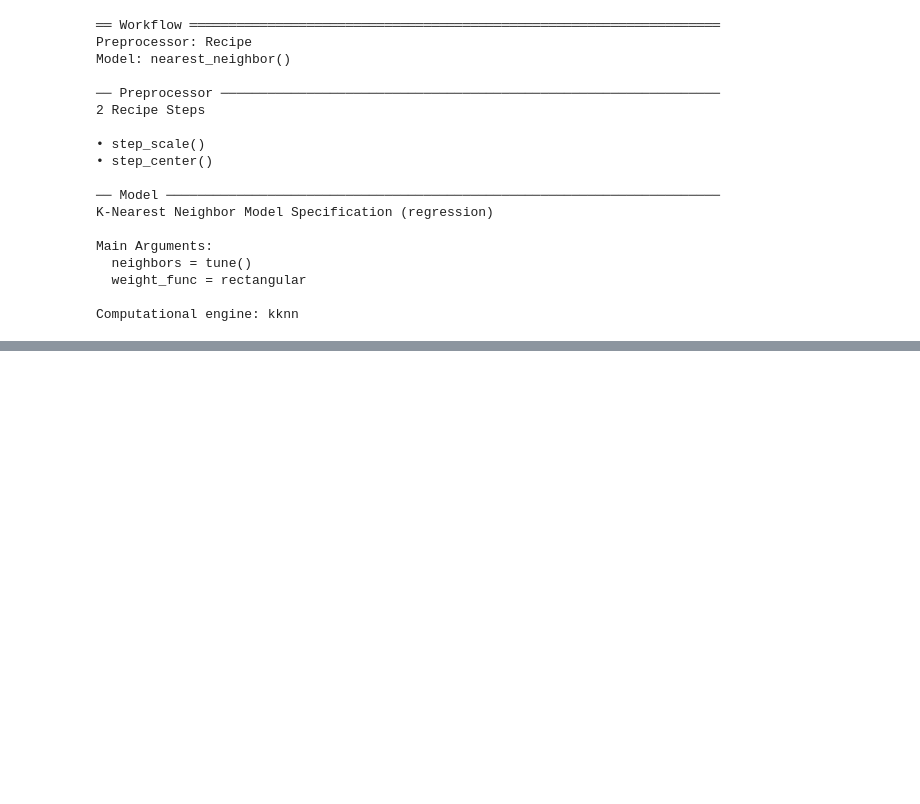
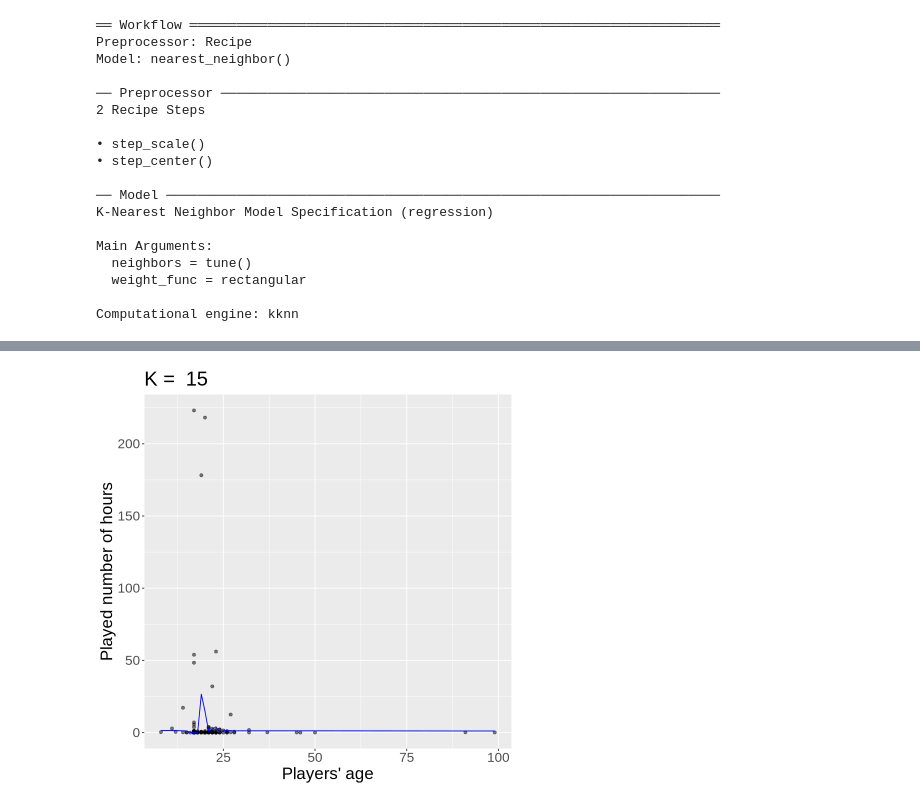
Before and after one commit to leenzeidan/minecraft_project, a Jupyter notebook: project_report.ipynb, the cells around one changed output, grey strips where cells are left out. Cells and saved outputs as stored; diff of their text form; code cells hidden in the pictures; blank space fills up the shorter version.

```diff
--- a/project_report.ipynb
+++ b/project_report.ipynb
@@ -256,0 +237,21 @@ test
+# %%
+options(repr.plot.width = 7, repr.plot.height = 7)
+
+players_preds <- best_fit|>
+    predict(players_training) |>
+    bind_cols(players_training)
+
+players_plot <- players_preds |>
+    ggplot(aes(x=age, y=total_played_hours))+
+    geom_point(alpha = 0.5)+
+    geom_line(data = players_preds,
+            mapping = aes(x = age, y = .pred),
+            color = "blue") +
+    xlab("Players' age")+
+    ylab("Played number of hours")+
+    ggtitle(paste("K = ", k_min)) +
+    theme(text = element_text(size = 20))
+
+players_plot
+# %% [output]
+[figure, added]
```
Also changed, not shown: parts of 13 cells of this notebook.
